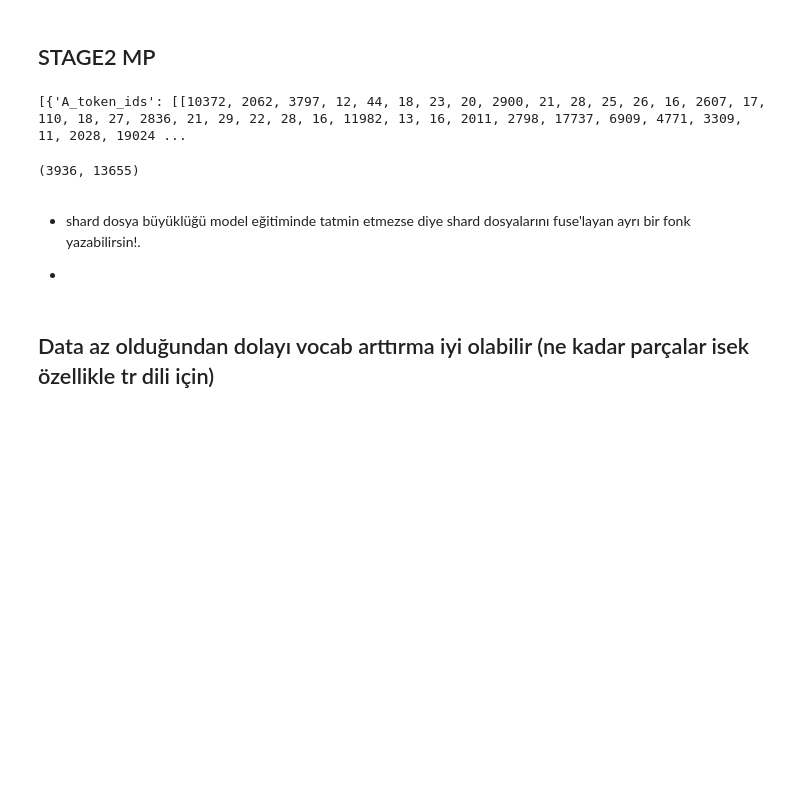
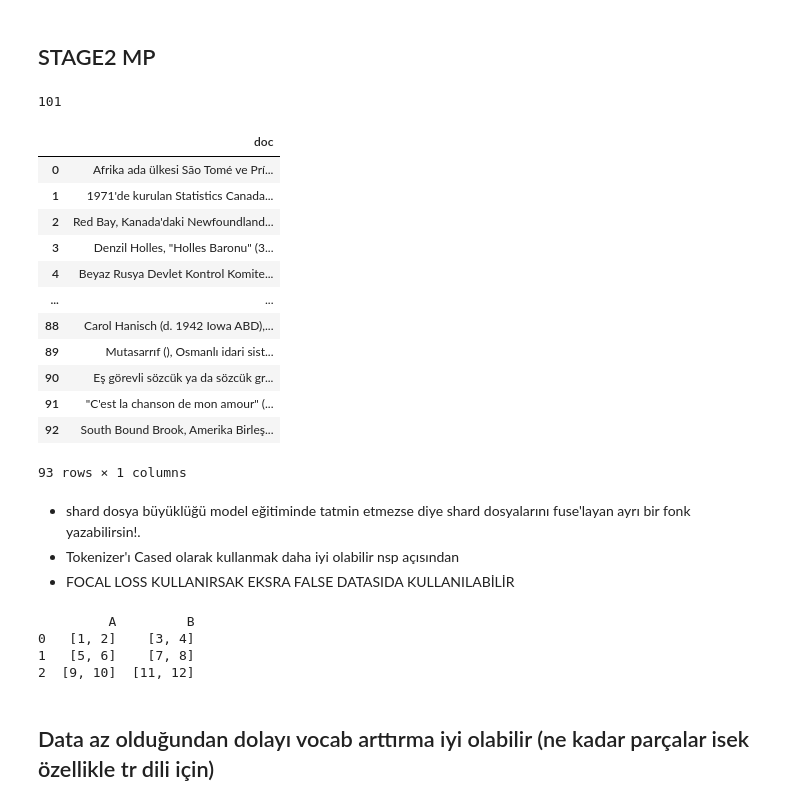
Before and after one commit to MuhammetCanGumussu/Bert-Implementation-From-Scratch, a Jupyter notebook: bert_implementation_tr/data/TEMP_NAME.ipynb, the cells around one changed output. Cells and saved outputs as stored; diff of their text form; code cells hidden in the pictures; blank space fills up the shorter version.

Commit message:
ab shard sistemi halledildi

```diff
--- a/bert_implementation_tr/data/TEMP_NAME.ipynb
+++ b/bert_implementation_tr/data/TEMP_NAME.ipynb
@@ -1075,19 +1050,33 @@ lookup table olaylarında (ayrıca statik size) shared memory kullanılacak (dah
 # %% [markdown]
 ## STAGE2 MP
 # %%
-def read_shard(shard_dir, shard_idx)-> pd.DataFrame:
+import json
 
-    if shard_idx >= 0 and shard_idx <= NUM_SHARDS_FOR_DOC:
+def read_shard(shard_dir, shard_idx, return_type="pd"):
 
-        return pd.read_json(shard_dir + f"doc_shard_{shard_idx}.json",
+    if shard_dir.startswith("doc"):
+        prefix = "doc"
+    elif shard_dir.startswith("ab"):
+        prefix = "ab"
+
+    if shard_idx >= 0 and shard_idx < len(os.listdir(prefix + "_shards")):
+
+        temp = pd.read_json(shard_dir + prefix + f"_shard_{shard_idx}.json",
                             orient="records",
                             lines=True,
                             encoding="utf-8")
 
+        if return_type == "pd":
+            return temp
+
+        elif return_type == "dict":
+            return temp.to_dict("list")
+
+        else:
+            print(f"[ERROR] Unvalid input for return type, must be 'pd' or 'dict'...")
+
     else:
-        raise IndexError("shard_idx >= 0 and shard_idx < NUM_SHARDS_FOR_DOC")
-
-
+        raise IndexError(f"shard_idx >= 0 and shard_idx < {len(os.listdir('doc_shards'))}, shard_idx you gave was: {shard_idx}")
 
 def create_doc_shards(docs_df):
 
@@ -1171,6 +1147,0 @@ for doc_idx in range(len(shard_0_df)):
-# %%
-print(list_of_abs[:5])
-len(list_of_abs) , sum([ len(doc_dict["A_token_ids"]) for doc_dict in list_of_abs])
-# %% [output]
-[{'A_token_ids': [[10372, 2062, 3797, 12, 44, 18, 23, 20, 2900, 21, 28, 25, 26, 16, 2607, 17, 110, 18, 27, 2836, 21, 29, 22, 28, 16, 11982, 13, 16, 2011, 2798, 17737, 6909, 4771, 3309, 11, 2028, 19024 ...
-(3936, 13655)
@@ -1188,0 +1148,20 @@ def create_ab_shards():
+# %%
+len(os.listdir("doc_shards"))
+# %% [output]
+101
+# %%
+read_shard("doc_shards/", 100)
+# %% [output]
+|  | doc |
+| 0 | Afrika ada ülkesi São Tomé ve Prí... |
+| 1 | 1971'de kurulan Statistics Canada... |
+| 2 | Red Bay, Kanada'daki Newfoundland... |
+| 3 | Denzil Holles, "Holles Baronu" (3... |
+| 4 | Beyaz Rusya Devlet Kontrol Komite... |
+| ... | ... |
+| 88 | Carol Hanisch (d. 1942 Iowa ABD),... |
+| 89 | Mutasarrıf (), Osmanlı idari sist... |
+| 90 | Eş görevli sözcük ya da sözcük gr... |
+| 91 | "C'est la chanson de mon amour" (... |
+| 92 | South Bound Brook, Amerika Birleş... |
+93 rows × 1 columns
@@ -1189,6 +1209,26 @@ def create_ab_shards():
 # %% [markdown]
 * shard dosya büyüklüğü model eğitiminde tatmin etmezse diye shard dosyalarını fuse'layan ayrı bir fonk yazabilirsin!.
-
-*
+* Tokenizer'ı Cased olarak kullanmak daha iyi olabilir nsp açısından
+* FOCAL LOSS KULLANIRSAK EKSRA FALSE DATASIDA KULLANILABİLİR
+# %%
+import pandas as pd
+
+# Dict objelerinden oluşan bir liste, değerleri listeler
+ax = [
+    {'A': [1, 2], 'B': [3, 4]},
+    {'A': [5, 6], 'B': [7, 8]},
+    {'A': [9, 10], 'B': [11, 12]}
+]
+
+# DataFrame'e çevirirken, her bir dict'i düzleştir
+df = pd.DataFrame(ax)
+
+# DataFrame'i yazdır
+print(df)
+# %% [output]
+         A         B
+0   [1, 2]    [3, 4]
+1   [5, 6]    [7, 8]
+2  [9, 10]  [11, 12]
 # %% [markdown]
 ## Data az olduğundan dolayı vocab arttırma iyi olabilir (ne kadar parçalar isek özellikle tr dili için)
```
Also changed, not shown: parts of 21 cells of this notebook, 6 other files.
